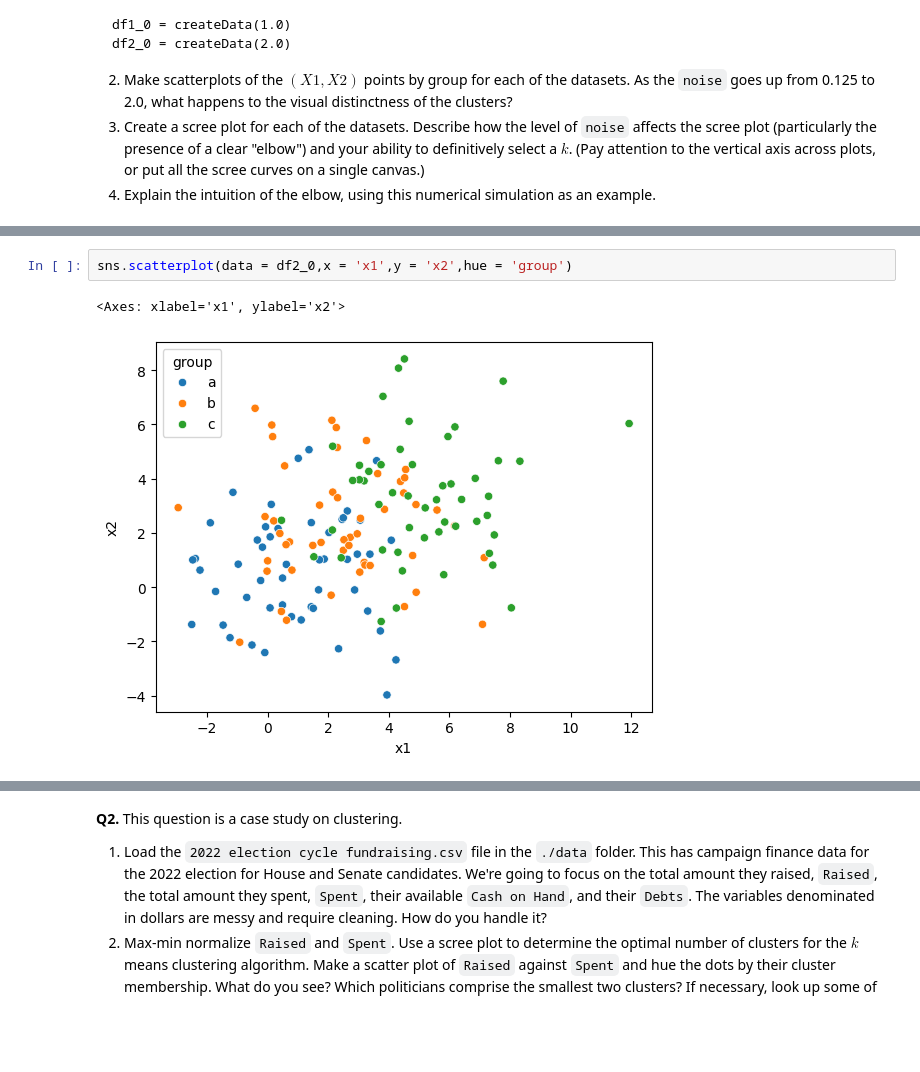
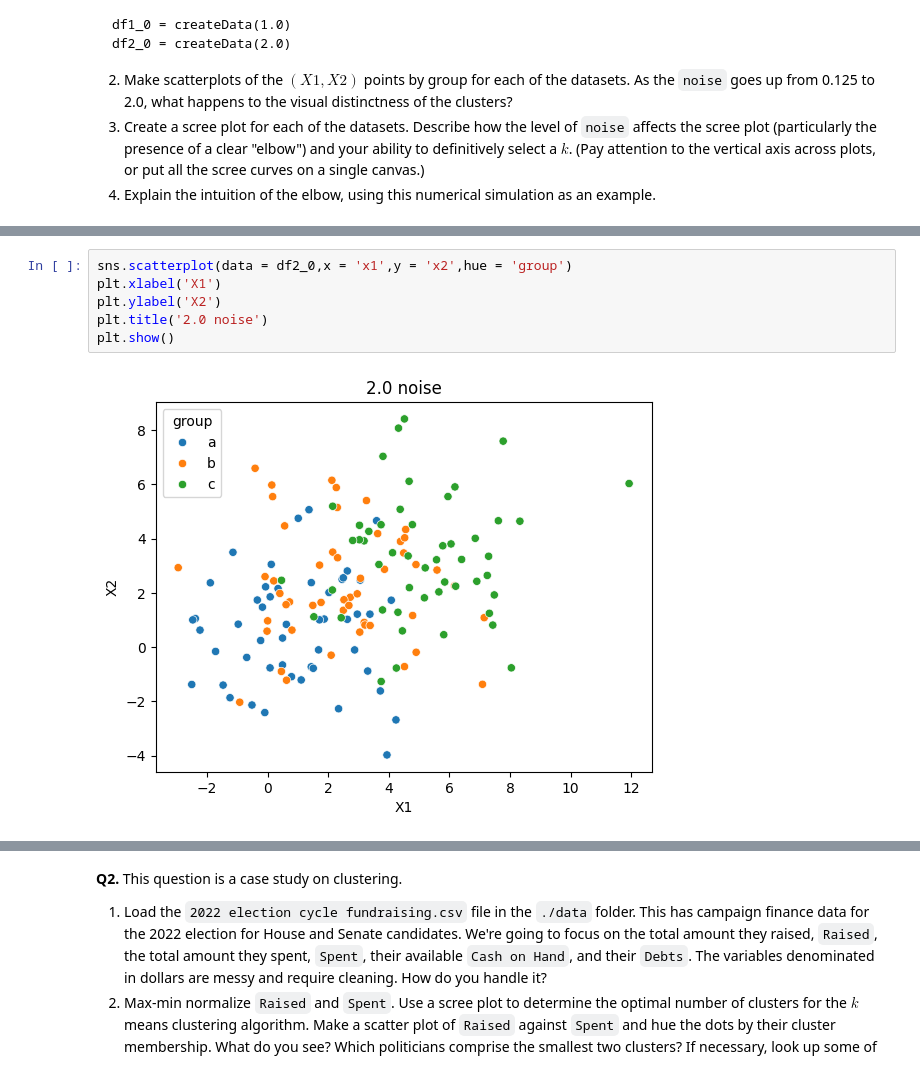
Before and after one commit to Harryshield14/clustering_assignment, a Jupyter notebook: assignment_clustering.ipynb, the cells around one changed output, grey strips where cells are left out. Drawn from its saved outputs; the diff is of its cells as text; blank space fills up the shorter version.

```diff
--- a/assignment_clustering.ipynb
+++ b/assignment_clustering.ipynb
@@ -83,5 +95,8 @@ sns.scatterplot(data = df1_0,x = 'x1',y = 'x2',hue = 'group')
 # %%
 sns.scatterplot(data = df2_0,x = 'x1',y = 'x2',hue = 'group')
+plt.xlabel('X1')
+plt.ylabel('X2')
+plt.title('2.0 noise')
+plt.show()
 # %% [output]
-<Axes: xlabel='x1', ylabel='x2'>
-[figure, old version]
+[figure, new version]
```
Also changed, not shown: parts of 12 cells of this notebook.
